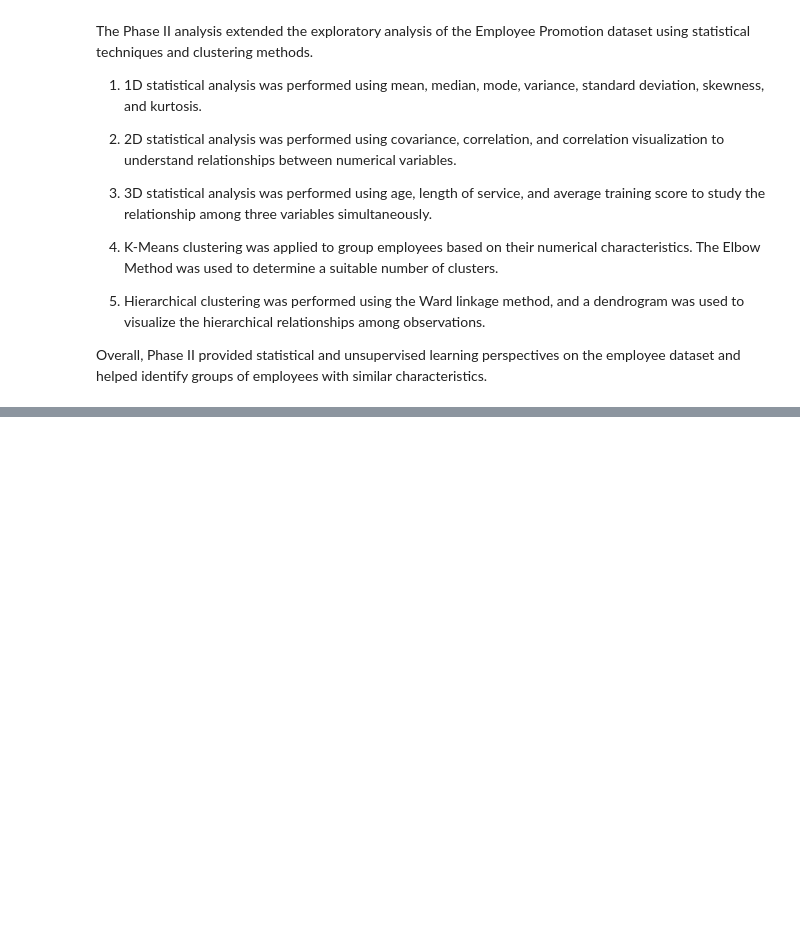
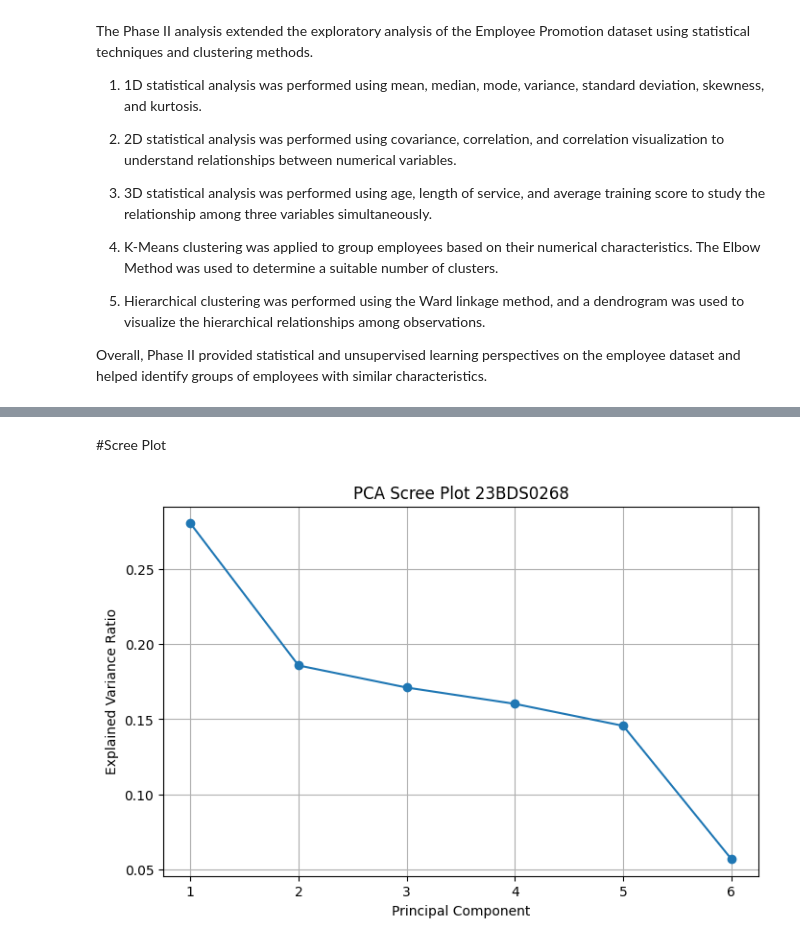
Before and after one commit to cutsav61-ux/Utsav-Chauhan, a Jupyter notebook: 23BDS0268.ipynb, the cells around one changed output, grey strips where cells are left out. Drawn from its saved outputs; the diff is of its cells as text; code cells hidden in the pictures; blank space fills up the shorter version.

```diff
--- a/23BDS0268.ipynb
+++ b/23BDS0268.ipynb
@@ -864,0 +907,7 @@ Overall, Phase II provided statistical and unsupervised learning perspectives on
+# %%
+from sklearn.preprocessing import StandardScaler
+
+scaler_pca = StandardScaler()
+X_pca_scaled = scaler_pca.fit_transform(pca_data)
+
+print("Scaled Data Shape:", X_pca_scaled.shape)
@@ -864,0 +918,8 @@ Overall, Phase II provided statistical and unsupervised learning perspectives on
+# %%
+from sklearn.decomposition import PCA
+
+pca = PCA()
+X_pca = pca.fit_transform(X_pca_scaled)
+
+print("Original Dataset Shape:", X_pca_scaled.shape)
+print("PCA Dataset Shape:", X_pca.shape)
@@ -864,0 +931,11 @@ Overall, Phase II provided statistical and unsupervised learning perspectives on
+# %%
+explained_variance = pca.explained_variance_ratio_
+cumulative_variance = np.cumsum(explained_variance)
+
+pca_variance_df = pd.DataFrame({
+    'Principal Component': ['PC1', 'PC2', 'PC3', 'PC4', 'PC5', 'PC6'],
+    'Explained Variance': explained_variance,
+    'Cumulative Variance': cumulative_variance
+})
+
+pca_variance_df
@@ -864,0 +950,19 @@ Overall, Phase II provided statistical and unsupervised learning perspectives on
+# %% [markdown]
+#Scree Plot
+# %%
+plt.figure(figsize=(8, 5))
+
+plt.plot(
+    range(1, 7),
+    explained_variance,
+    marker='o'
+)
+
+plt.xlabel('Principal Component')
+plt.ylabel('Explained Variance Ratio')
+plt.title('PCA Scree Plot 23BDS0268')
+plt.xticks(range(1, 7))
+plt.grid(True)
+plt.show()
+# %% [output]
+[figure, added]
```
Also changed, not shown: parts of 36 cells of this notebook.
